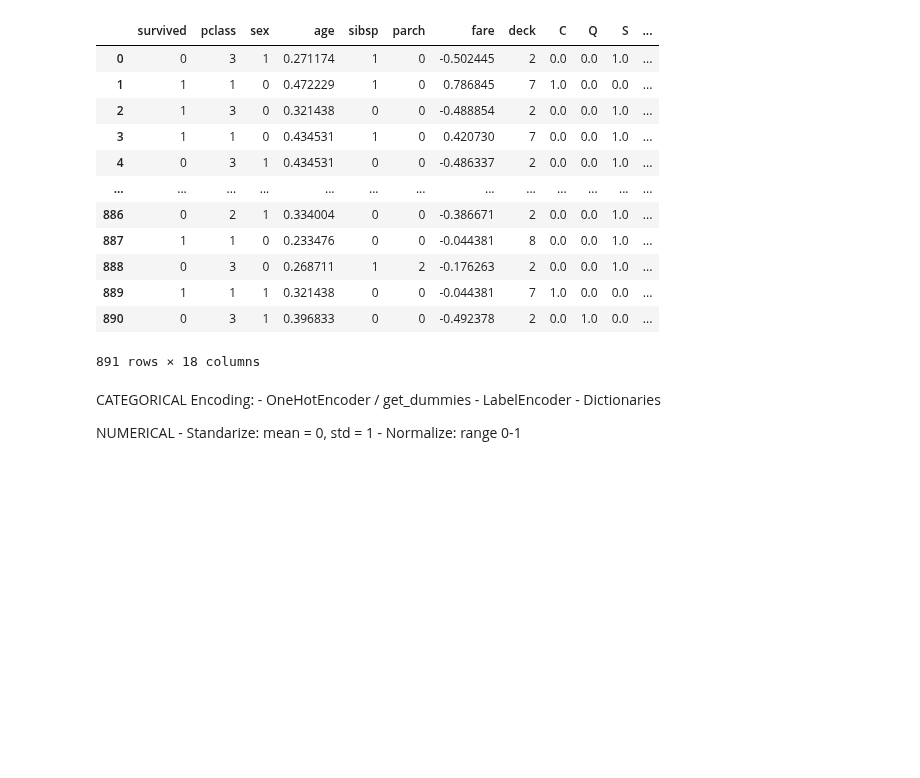
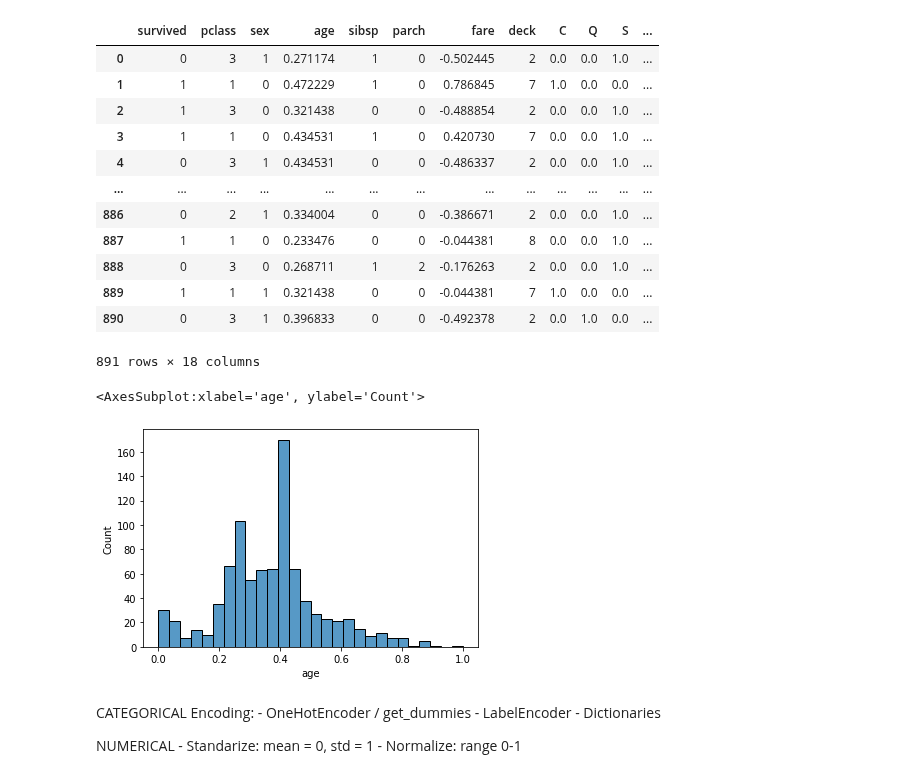
Before and after one commit to Ironhack-data-bcn-oct-2022/lectures, a Jupyter notebook: week-7/03-Feature_engineering.ipynb, the cells around one changed output. Saved outputs shown, nothing was run; the diff lists cells and outputs as text; code cells hidden in the pictures; blank space fills up the shorter version.

```diff
--- a/week-7/03-Feature_engineering.ipynb
+++ b/week-7/03-Feature_engineering.ipynb
@@ -924,6 +945,11 @@ data
 | 889 | 1 | 1 | 1 | 0.321438 | 0 | 0 | -0.044381 | 7 | 1.0 | 0.0 | 0.0 | ... |
 | 890 | 0 | 3 | 1 | 0.396833 | 0 | 0 | -0.492378 | 2 | 0.0 | 1.0 | 0.0 | ... |
 891 rows × 18 columns
+# %%
+sns.histplot(x=data.age)
+# %% [output]
+<AxesSubplot:xlabel='age', ylabel='Count'>
+[figure, added]
 # %% [markdown]
 CATEGORICAL
     Encoding:
```
Also changed, not shown: parts of 44 cells of this notebook.
